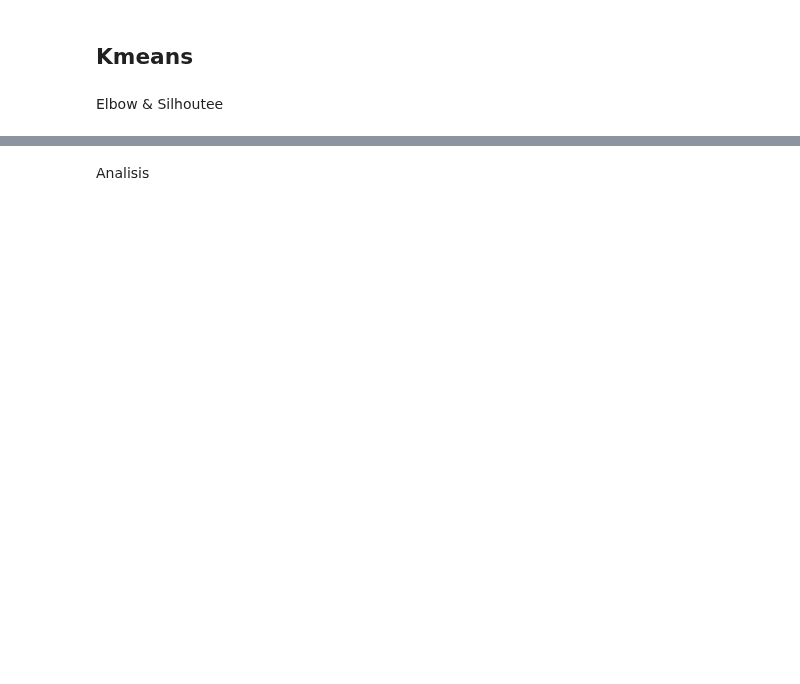
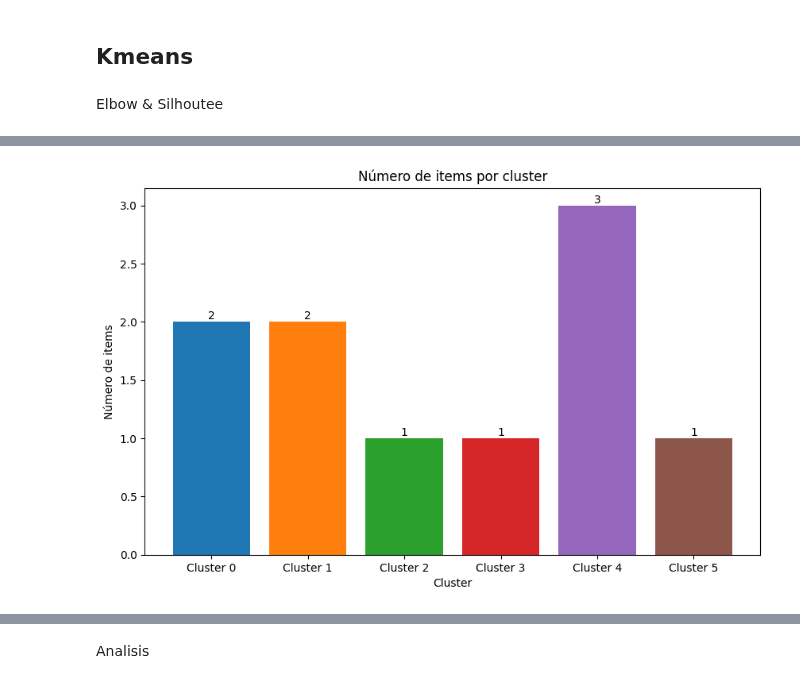
Before and after one commit to antonioMateos/grupo2retail_0424, a Jupyter notebook: 03_Clustering/04_Clustering_Tiendas_v2_daysales.ipynb, the cells around one changed output, grey strips where cells are left out. Drawn from its saved outputs; the diff is of its cells as text; code cells hidden in the pictures; blank space fills up the shorter version.

```diff
--- a/03_Clustering/04_Clustering_Tiendas_v2_daysales.ipynb
+++ b/03_Clustering/04_Clustering_Tiendas_v2_daysales.ipynb
@@ -89,17 +124,6 @@ ___
 # %% [markdown]
 ## Selección caracteristicas
 # %%
-# # V3
-# # substrings = ['raw_earn'] # Nos quedamos solo con las que afectan al precio de venta
-# # substrings = ['units', 'raw_earn']
-
-# feat_selected = fcm.select_features(features_descriptions, substrings)
-
-# print(f'Length Feats Selected: {len(feat_selected)}')
-# # display(feat_selected)
-
-# # feature_matrix_selected = feature_matrix[feat_selected].copy()
-
 # V4 -> Probamos solo con las caracteristicas de ventas
 substrings = ['units', 'raw_earn']
 feat_selected = fcm.select_features(features_descriptions, substrings)
@@ -110,9 +134,7 @@ print(f'Length Feats Selected: {feature_matrix_selected.shape}')
 
 # Aplicar filtros a las caracteristicas creadas
 # Remove low information, highly correlated, highly null and single value features
-# filtered_feature_matrix = fcm.filter_feature_matrix(feature_matrix_selected)
-# V4 -> No filter
-filtered_feature_matrix = feature_matrix_selected.copy()
+filtered_feature_matrix = fcm.filter_feature_matrix(feature_matrix_selected)
 
 # Renombrar características si es necesario # Evitamos este paso de momento
 # feature_matrix_renamed = fcm.rename_features(filtered_feature_matrix, price_range_features)
@@ -134,7 +172,8 @@ km_m.plot_elbow_silhouette(scaled_df, 9)
 # %%
-# optimal_k = 6 # valor mas alto de silhouette
-optimal_k = 3 # codo + silueta
+optimal_k = 6 # codo + silueta
 
 kmeans_model, feature_matrix_with_clusters = km_m.apply_kmeans_and_plot(optimal_k, scaled_df, feature_matrix_renamed)
 
 feature_matrix_with_clusters.head(5)
+# %% [output]
+[figure, added]
```
Also changed, not shown: parts of 27 cells of this notebook.
